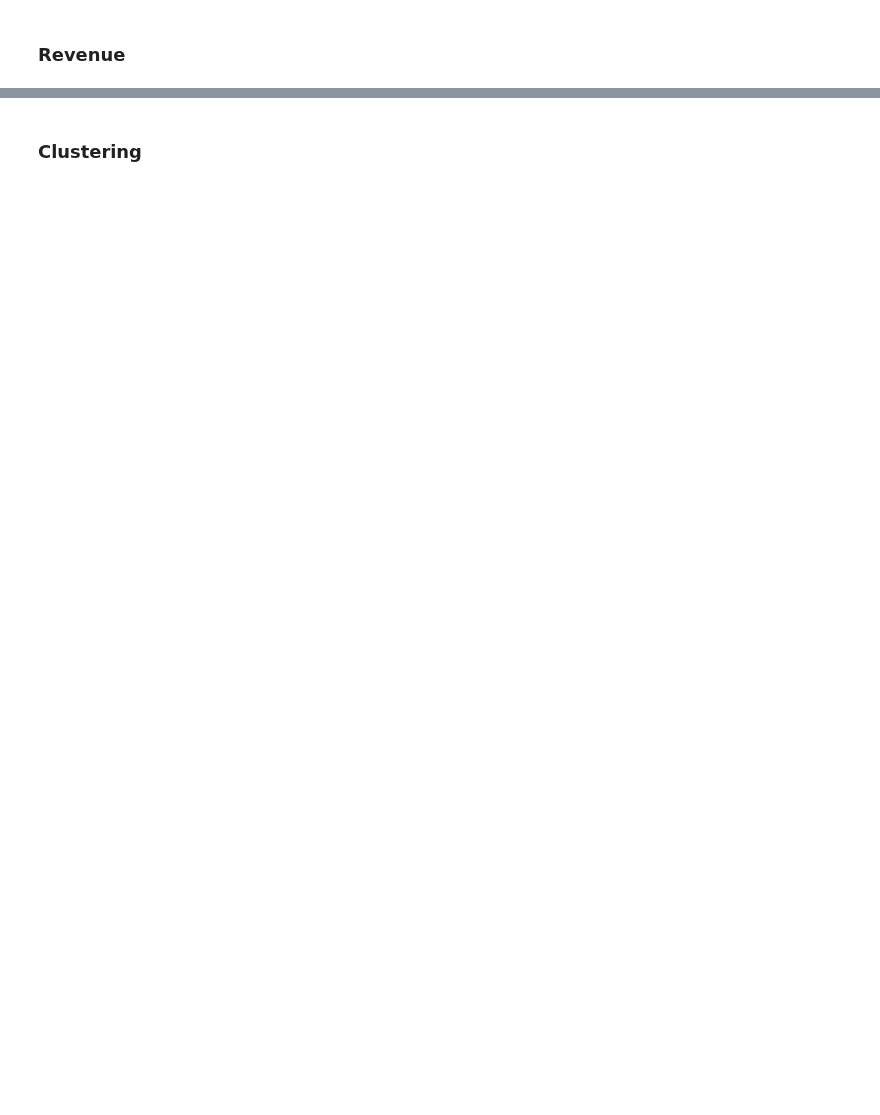
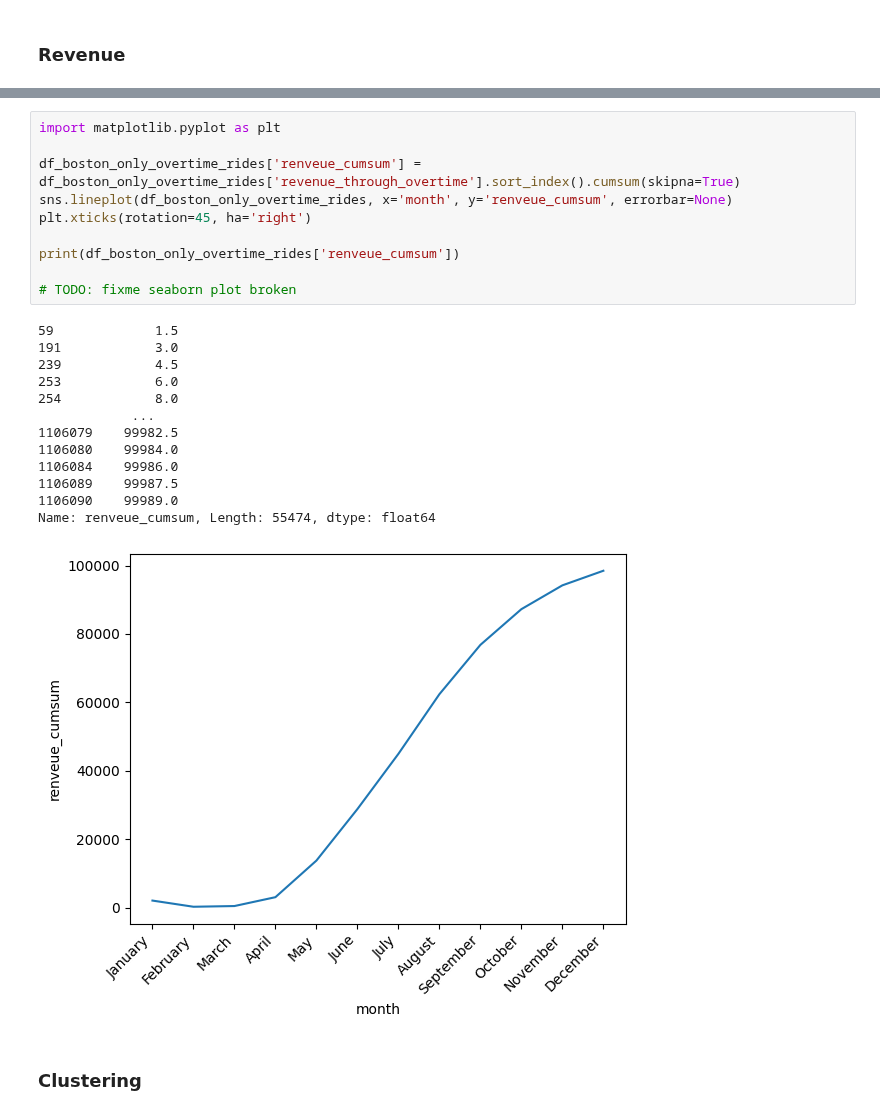
Before and after one commit to RavenRudi/AA_Group16, a Jupyter notebook: kpi_calculation.ipynb, the cells around one changed output, grey strips where cells are left out. Cells and saved outputs as stored; diff of their text form; blank space fills up the shorter version.

```diff
--- a/kpi_calculation.ipynb
+++ b/kpi_calculation.ipynb
@@ -159,2 +260,26 @@ NameError: name 'df_splitted_trips' is not defined
+# %%
+import matplotlib.pyplot as plt
+
+df_boston_only_overtime_rides['renveue_cumsum'] = df_boston_only_overtime_rides['revenue_through_overtime'].sort_index().cumsum(skipna=True)
+sns.lineplot(df_boston_only_overtime_rides, x='month', y='renveue_cumsum', errorbar=None)
+plt.xticks(rotation=45, ha='right')
+
+print(df_boston_only_overtime_rides['renveue_cumsum'])
+
+# TODO: fixme seaborn plot broken
+# %% [output]
+59             1.5
+191            3.0
+239            4.5
+253            6.0
+254            8.0
+            ...
+1106079    99982.5
+1106080    99984.0
+1106084    99986.0
+1106089    99987.5
+1106090    99989.0
+Name: renveue_cumsum, Length: 55474, dtype: float64
+[figure, added]
 # %% [markdown]
 ### Clustering
```
Also changed, not shown: parts of 12 cells of this notebook.
